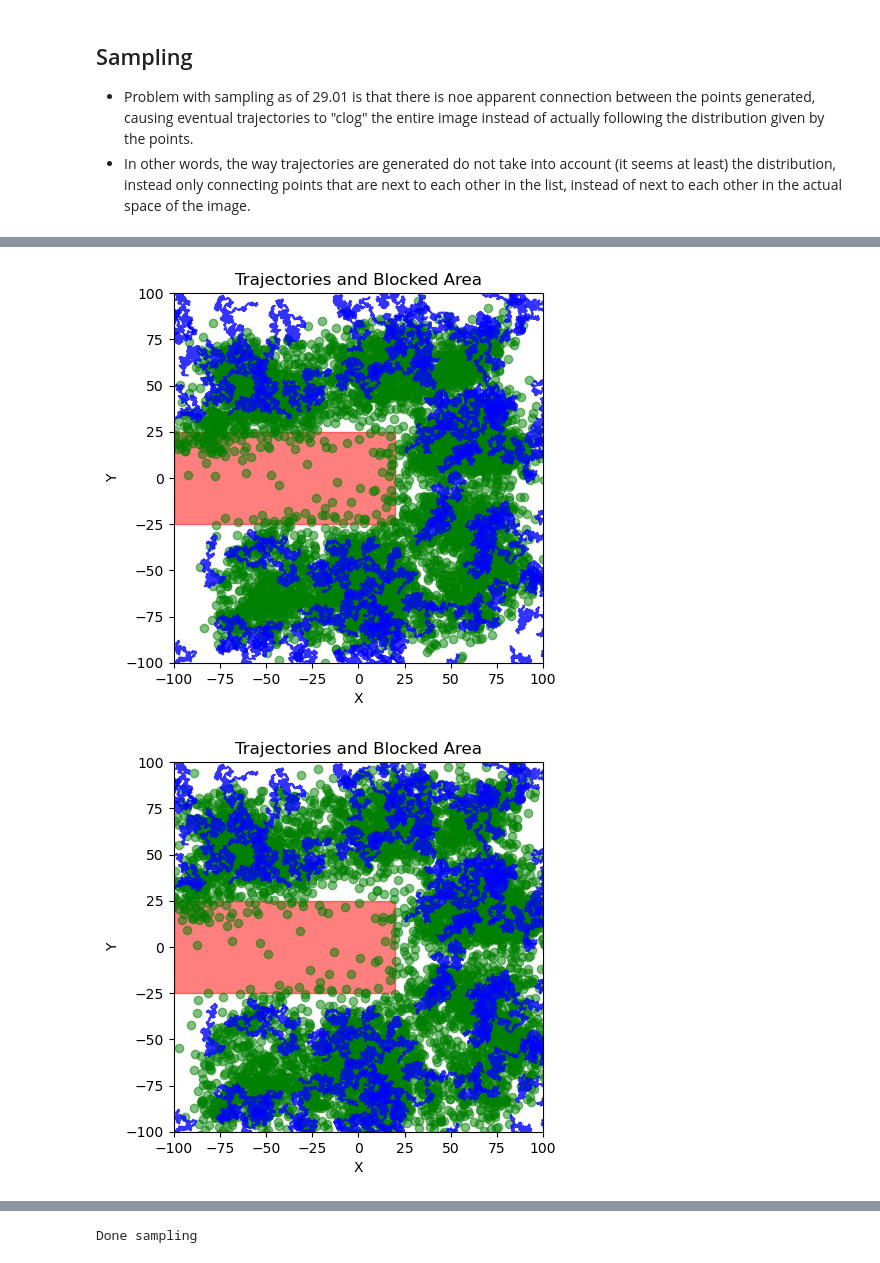
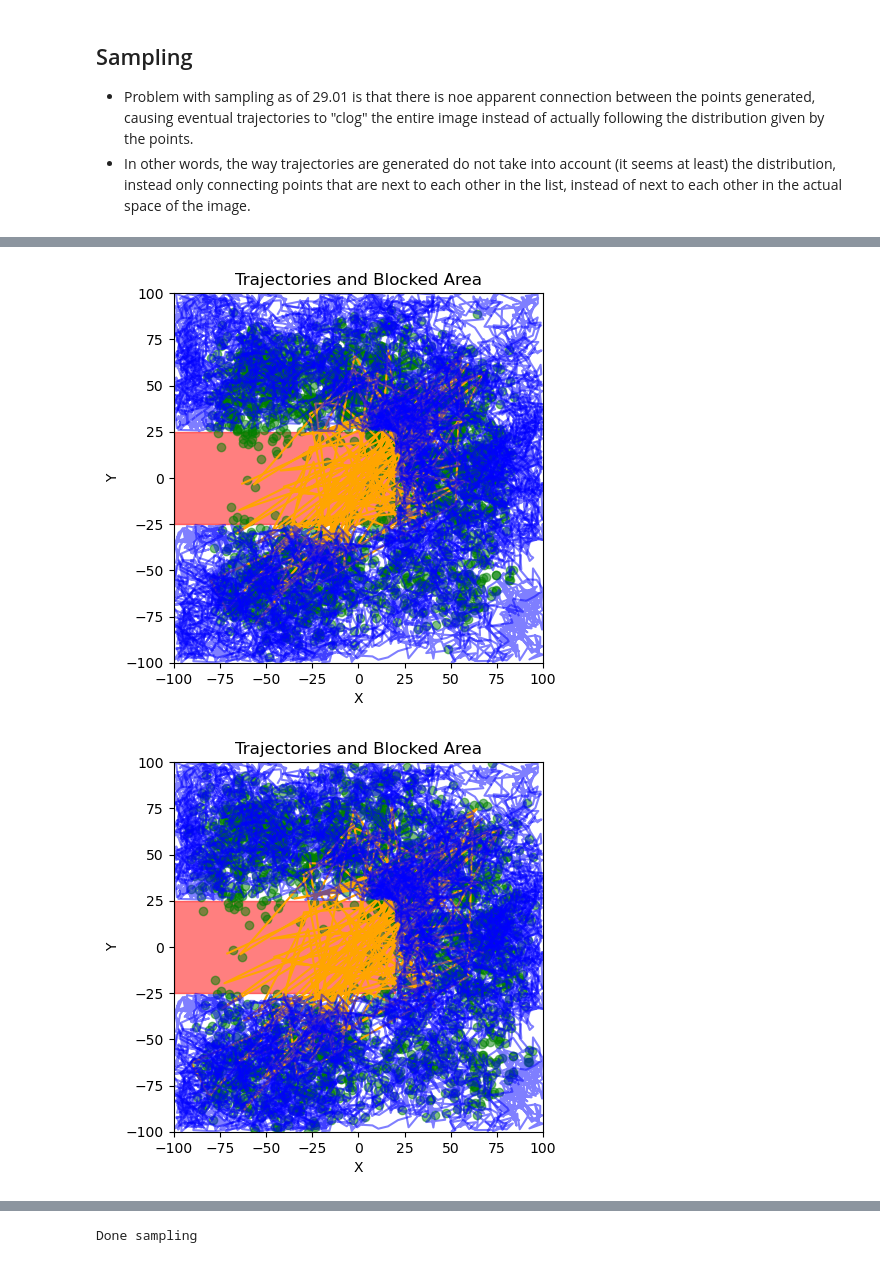
Before and after one commit to MortenHS/FlowMatching, a Jupyter notebook: test_fm.ipynb, the cells around one changed output, grey strips where cells are left out. Saved outputs shown, nothing was run; the diff lists cells and outputs as text; code cells hidden in the pictures.

```diff
--- a/test_fm.ipynb
+++ b/test_fm.ipynb
@@ -155,7 +167,7 @@ data = torch.tensor(valid_trajectories, dtype=torch.float32, device=device)
 print(f"Device: {data.get_device()}")
 num_steps = data.shape[1]
 num_trajectories = data.shape[0]
-training_steps = 1000000
+training_steps = 10000
 batch_size = 64
 pbar = tqdm.tqdm(range(training_steps))
 losses = []
@@ -163,14 +175,14 @@ for i in pbar:
     batch_indices = torch.randint(data.size(0), (batch_size,), device=device)
     x1 = data[batch_indices]
     x0 = torch.randn_like(x1)
-    target = x1 - x0 # The target the NN should try to predict.
+    target = x1 - x0 # The target the NN should try to predict. See eq. (10) in Multisample FM paper
     target = target.unsqueeze(2).expand(-1, num_steps, -1, -1)
     t = torch.rand(x1.size(0), device=device)
     t = t[:, None, None]
     t = t.expand(t.size(0), num_steps, 2)
     xt = (1 - t) * x0 + t * x1
     pred = model(xt, t)
-    loss = ((target - pred) ** 2).mean() # L2 loss
+    loss = ((target - pred) ** 2).mean() # L2 loss, see eq. (7) in Multisample FM paper
     loss.backward()
     optim.step()
     optim.zero_grad()
@@ -214,3 +234,22 @@ print(f"Median loss value: {stat.median(losses)}")
+# %%
+# Directly from MPOT code repo:
+# https://github.com/anindex/mpot/blob/main/mpot/utils/trajectory.py#L4
+
+
+def interpolate_trajectory(trajs: torch.Tensor, num_interpolation: int = 3) -> torch.Tensor:
+    # Interpolates a trajectory linearly between waypoints
+    dim = trajs.shape[-1]
+    if num_interpolation > 0:
+        assert trajs.ndim > 1
+        traj_dim = trajs.shape
+        alpha = torch.linspace(0, 1, num_interpolation + 2).type_as(trajs)[1:num_interpolation + 1]
+        alpha = alpha.view((1,) * len(traj_dim[:-1]) + (-1, 1))
+        interpolated_trajs = trajs[..., 0:traj_dim[-2] - 1, None, :] * alpha + \
+                             trajs[..., 1:traj_dim[-2], None, :] * (1 - alpha)
+        interpolated_trajs = interpolated_trajs.view(traj_dim[:-2] + (-1, dim))
+    else:
+        interpolated_trajs = trajs
+    return interpolated_trajs
 # %% [markdown]
 ## Sampling
 * Problem with sampling as of 29.01 is that there is noe apparent connection between the points generated, causing eventual trajectories to "clog" the entire image instead of actually following the distribution given by the points.
@@ -221,21 +260,28 @@ torch.manual_seed(42)
 model.eval().requires_grad_(False)
 # xt = torch.randn(batch_size, num_steps, 2, device=device) # Generates a point/trajectory for sampling defined by each step in trajectory (num_steps)
 xt = torch.randn(batch_size, num_trajectories, 2, device=device) # Generates a point/trajectory that equals the amount of trajectories (more appropriate then num_steps)
-steps = 1000
+steps = 1000 # Add more steps?
 plot_every = 100
 for i, t in enumerate(torch.linspace(0, 1, steps, device=device), start=1):
     t = t.view(1, 1, 1).expand(xt.size(0), xt.size(1), xt.size(2))
     pred = model(xt, t)
     pred = pred[:, :, 0, :]
     xt = xt + (1/steps) * pred
+
+    # Plotting
     if i % plot_every == 0:
         plt.imshow(np.zeros((y_max - y_min + 1, x_max - x_min + 1)), origin="lower", cmap="Greys", extent=[x_min, x_max, y_min, y_max])
         plt.fill_betweenx([pillar_y_min, pillar_y_max], pillar_x_min, pillar_x_max, color='red', alpha=0.5)
+
+        int_trajs = interpolate_trajectory(xt, num_interpolation=1) # Usikker på hvilken tensor denne funksjonen egentlig skal ta inn
+        plt.plot(int_trajs[:, 0].detach().cpu().numpy(), int_trajs[:, 1].detach().cpu().numpy(), color='orange', label="Interpolated trajectory")
+
         for count, trajectory in enumerate(valid_trajectories):
             trajectory = np.array(trajectory)
-            plt.plot(trajectory[:, 0], trajectory[:, 1], color='blue', label=f"Trajectory {count}", alpha=0.8)
+            plt.plot(trajectory[:, 0], trajectory[:, 1], color='blue', label=f"Trajectory {count}", alpha=0.5)
         # for traj in xt.detach().cpu().numpy(): # Trajectories
-        #     plt.plot(traj[:, 0], traj[:, 1], color='green', alpha=0.3)  # alpha=0.5
+        #     plt.plot(traj[:, 0], traj[:, 1], color='crimson', alpha=0.5)  # alpha=0.5
+        #     # break
         plt.scatter( # Points
             xt[:, :, 0].detach().cpu().numpy(), # detach from computation tracked by PyTorch autograd
             xt[:, :, 1].detach().cpu().numpy(), # Move from GPU memory to CPU memory so that it can be converted into NumPy array
@@ -254,7 +300,6 @@ for i, t in enumerate(torch.linspace(0, 1, steps, device=device), start=1):
         os.makedirs(results_dir, exist_ok=True)
         plt.savefig(os.path.join(results_dir, fig_name))
         plt.show()
-
         plt.close()
 
 model.train().requires_grad_(True)
@@ -270,2 +315,2 @@ print("Done sampling")
-[figure, old version]
+[figure, new version]
-[figure, old version]
+[figure, new version]
```
Also changed, not shown: parts of 8 cells of this notebook, 11 other files.
